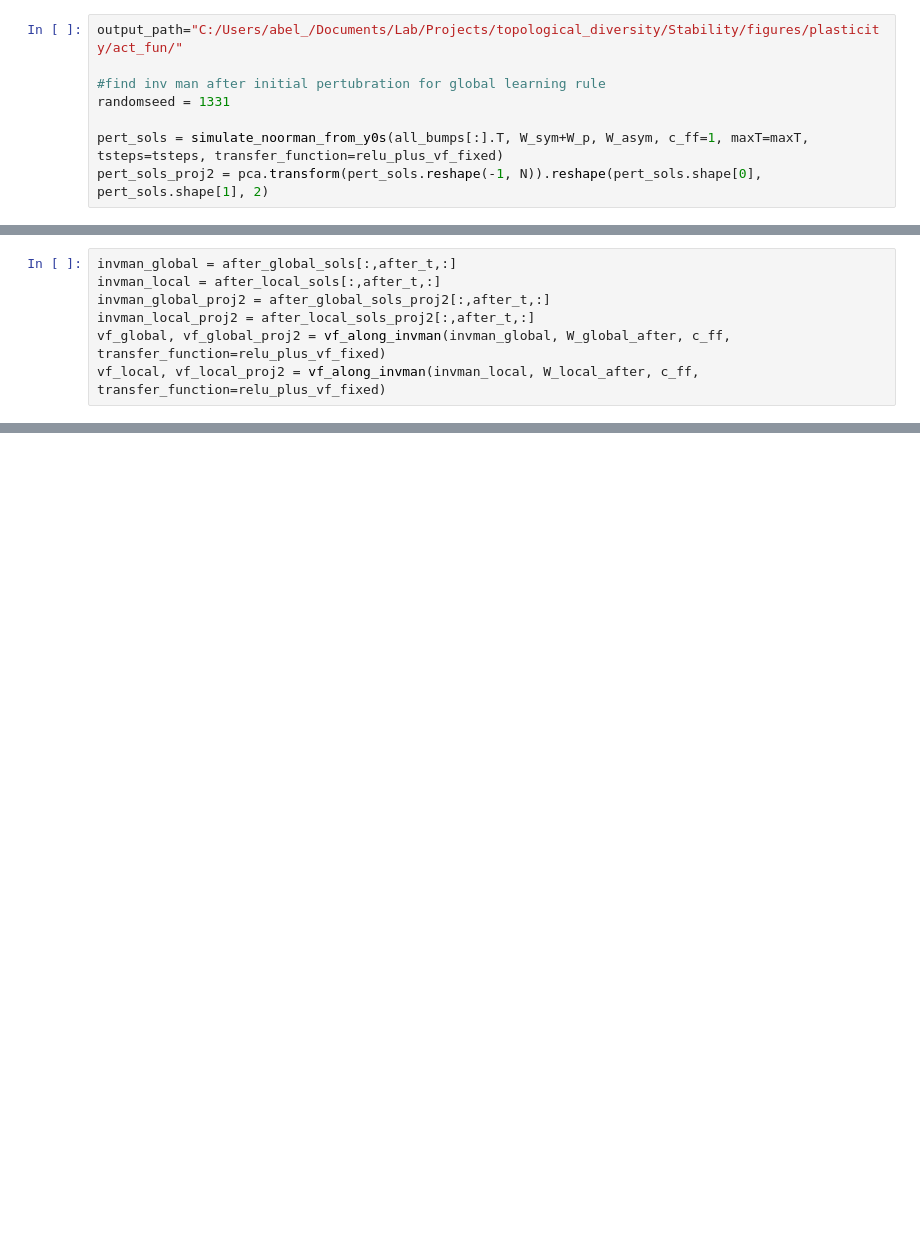
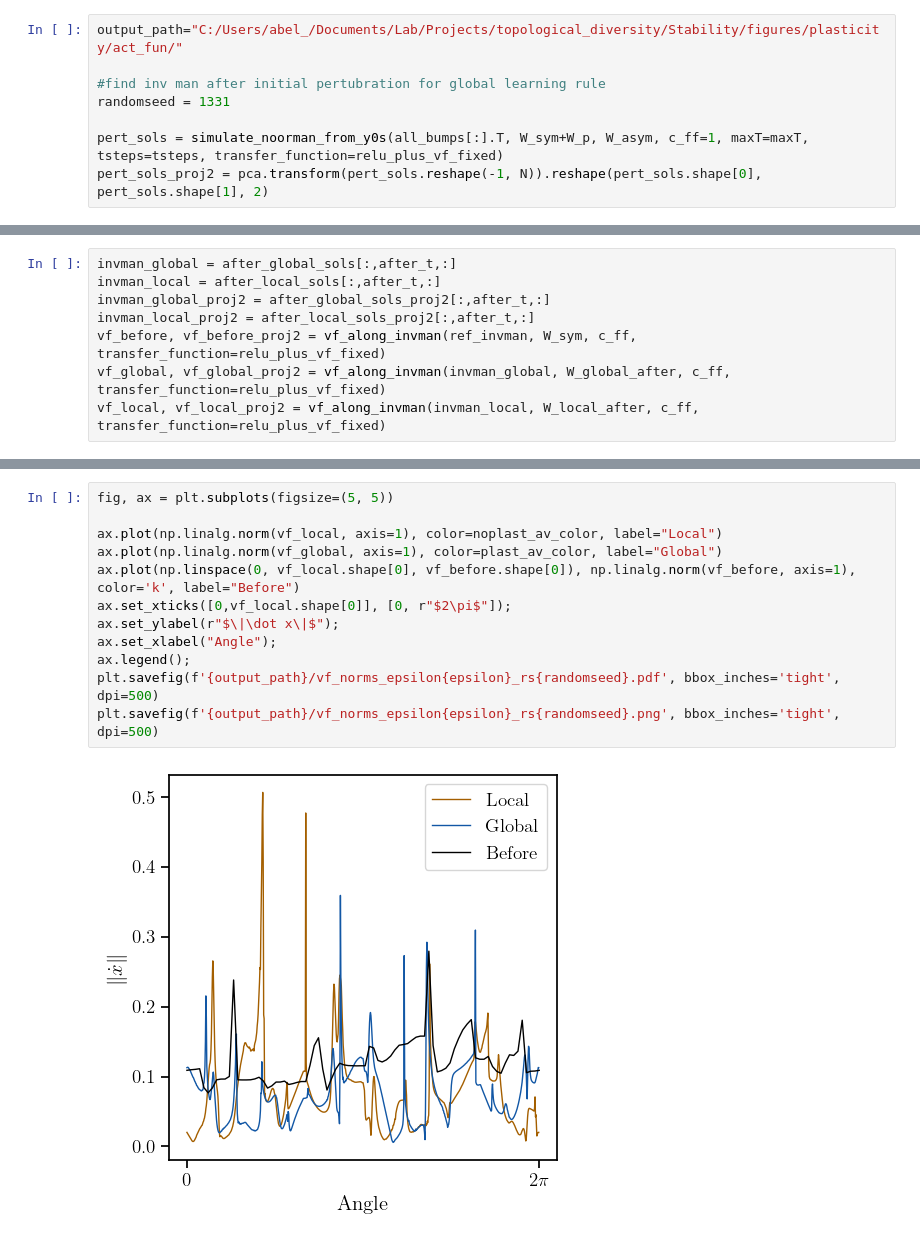
Before and after one commit to Asagodi/topological_diversity, a Jupyter notebook: Stability/homeostasis/plasticity.ipynb, the cells around one changed output, grey strips where cells are left out. Drawn from its saved outputs; the diff is of its cells as text; blank space fills up the shorter version.

```diff
--- a/Stability/homeostasis/plasticity.ipynb
+++ b/Stability/homeostasis/plasticity.ipynb
@@ -1229,6 +1230,7 @@ invman_global = after_global_sols[:,after_t,:]
 invman_local = after_local_sols[:,after_t,:]
 invman_global_proj2 = after_global_sols_proj2[:,after_t,:]
 invman_local_proj2 = after_local_sols_proj2[:,after_t,:]
+vf_before, vf_before_proj2 = vf_along_invman(ref_invman, W_sym, c_ff, transfer_function=relu_plus_vf_fixed)
 vf_global, vf_global_proj2 = vf_along_invman(invman_global, W_global_after, c_ff, transfer_function=relu_plus_vf_fixed)
 vf_local, vf_local_proj2 = vf_along_invman(invman_local, W_local_after, c_ff, transfer_function=relu_plus_vf_fixed)
 # %%
@@ -1250,0 +1253,14 @@ else:
+# %%
+fig, ax = plt.subplots(figsize=(5, 5))
+
+ax.plot(np.linalg.norm(vf_local, axis=1), color=noplast_av_color, label="Local")
+ax.plot(np.linalg.norm(vf_global, axis=1), color=plast_av_color, label="Global")
+ax.plot(np.linspace(0, vf_local.shape[0], vf_before.shape[0]), np.linalg.norm(vf_before, axis=1), color='k', label="Before")
+ax.set_xticks([0,vf_local.shape[0]], [0, r"$2\pi$"]);
+ax.set_ylabel(r"$\|\dot x\|$");
+ax.set_xlabel("Angle");
+ax.legend();
+plt.savefig(f'{output_path}/vf_norms_epsilon{epsilon}_rs{randomseed}.pdf', bbox_inches='tight', dpi=500)
+plt.savefig(f'{output_path}/vf_norms_epsilon{epsilon}_rs{randomseed}.png', bbox_inches='tight', dpi=500)
+# %% [output]
+[figure, added]
```
Also changed, not shown: parts of 7 cells of this notebook.
